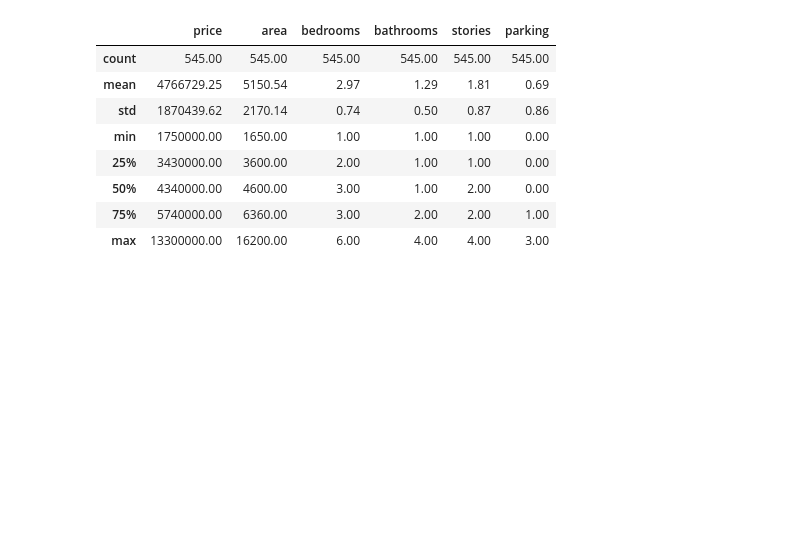
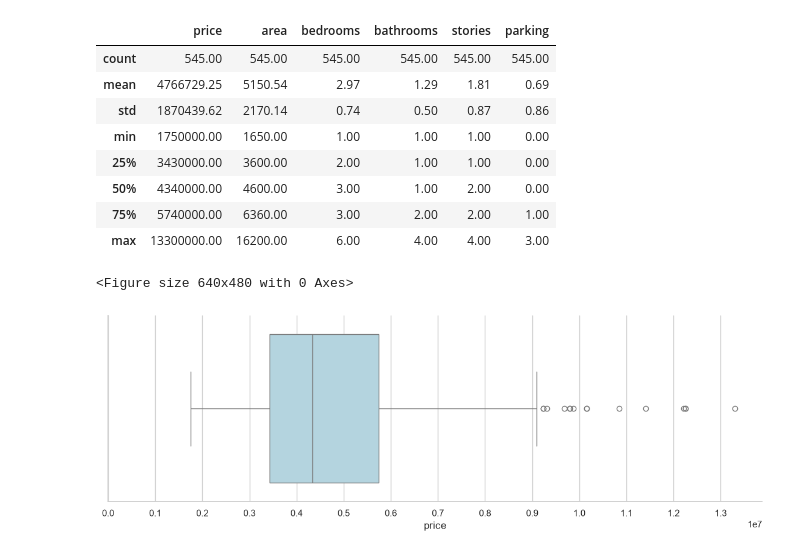
Before and after one commit to GuilhermeHigino05/DataScience-Learnings, a Jupyter notebook: Pratica/Housing.ipynb, the cells around one changed output. Drawn from its saved outputs; the diff is of its cells as text; code cells hidden in the pictures; blank space fills up the shorter version.

```diff
--- a/Pratica/Housing.ipynb
+++ b/Pratica/Housing.ipynb
@@ -79,4 +85,16 @@ df.describe().round(2)
 | 50% | 4340000.00 | 4600.00 | 3.00 | 1.00 | 2.00 | 0.00 |
 | 75% | 5740000.00 | 6360.00 | 3.00 | 2.00 | 2.00 | 1.00 |
 | max | 13300000.00 | 16200.00 | 6.00 | 4.00 | 4.00 | 3.00 |
+# %%
+sns.despine()
+fig, axs = plt.subplots(figsize=(14, 4))
+xsticks = np.arange(0, 14000000, 1000000)
+
+sns.set_theme(style='whitegrid')
+sns.boxplot(x=df['price'], color='lightblue', orient='h', ax=axs)
+axs.set_xticks(xsticks)
+sns.despine()
+# %% [output]
+<Figure size 640x480 with 0 Axes>
+[figure, added]
 # %%
```
Also changed, not shown: parts of 2 cells of this notebook.
